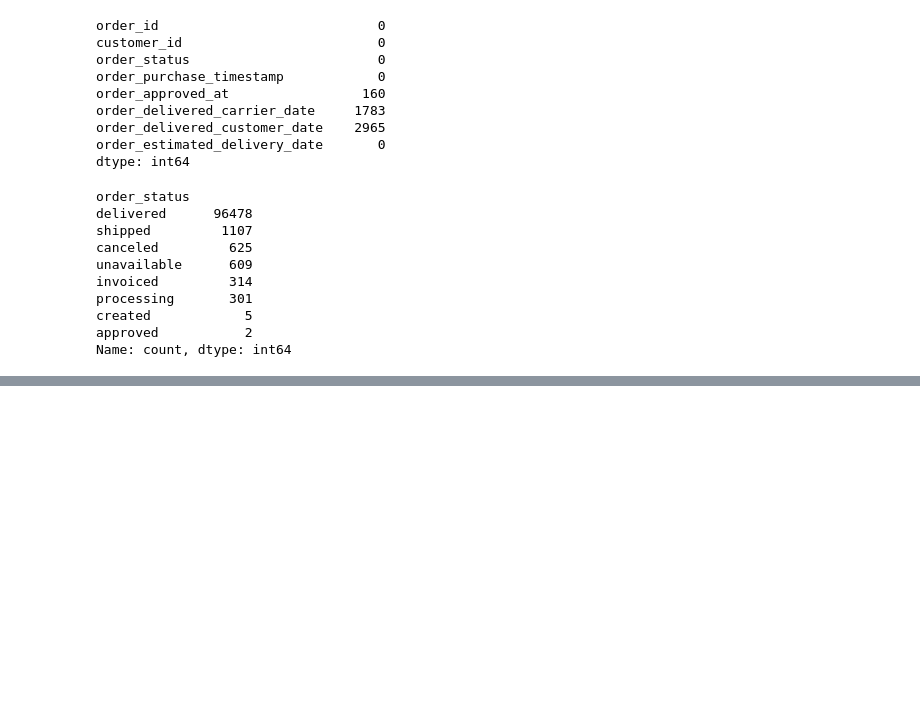
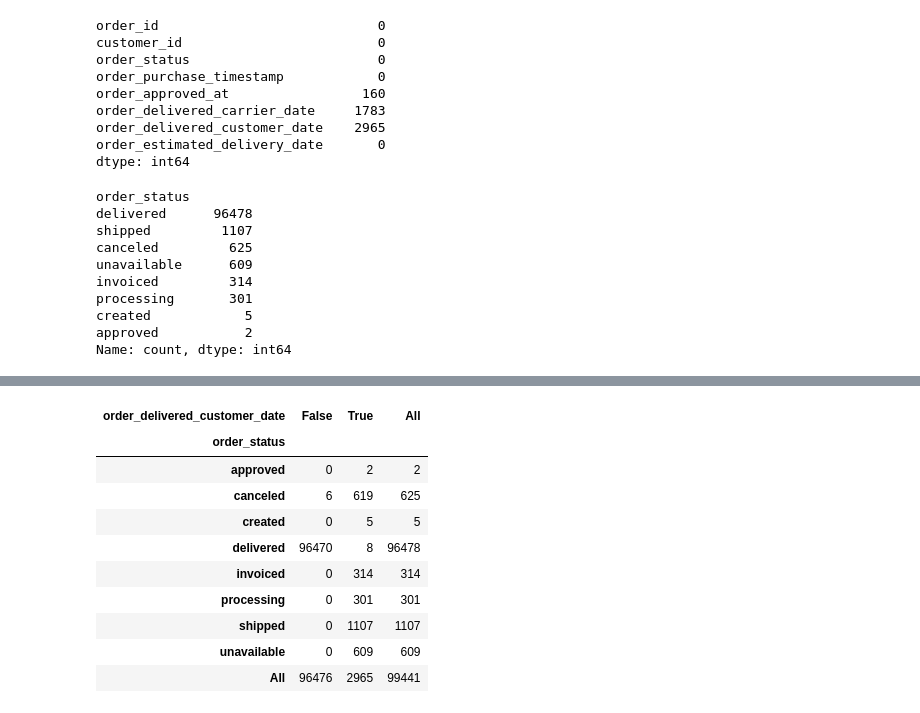
Before and after one commit to ZuSvo/olist-analyza, a Jupyter notebook: notebooks/00_prehled_dat.ipynb, the cells around one changed output, grey strips where cells are left out. Saved outputs shown, nothing was run; the diff lists cells and outputs as text; code cells hidden in the pictures; blank space fills up the shorter version.

```diff
--- a/notebooks/00_prehled_dat.ipynb
+++ b/notebooks/00_prehled_dat.ipynb
@@ -89,0 +162,18 @@ Zjištění:
+# %%
+pd.crosstab(
+    orders["order_status"],
+    orders["order_delivered_customer_date"].isna(),
+    margins=True
+)
+# %% [output]
+| order_delivered_customer_date | False | True | All |
+| order_status |  |  |  |
+| approved | 0 | 2 | 2 |
+| canceled | 6 | 619 | 625 |
+| created | 0 | 5 | 5 |
+| delivered | 96470 | 8 | 96478 |
+| invoiced | 0 | 314 | 314 |
+| processing | 0 | 301 | 301 |
+| shipped | 0 | 1107 | 1107 |
+| unavailable | 0 | 609 | 609 |
+| All | 96476 | 2965 | 99441 |
```
Also changed, not shown: parts of 12 cells of this notebook, 2 other files.
